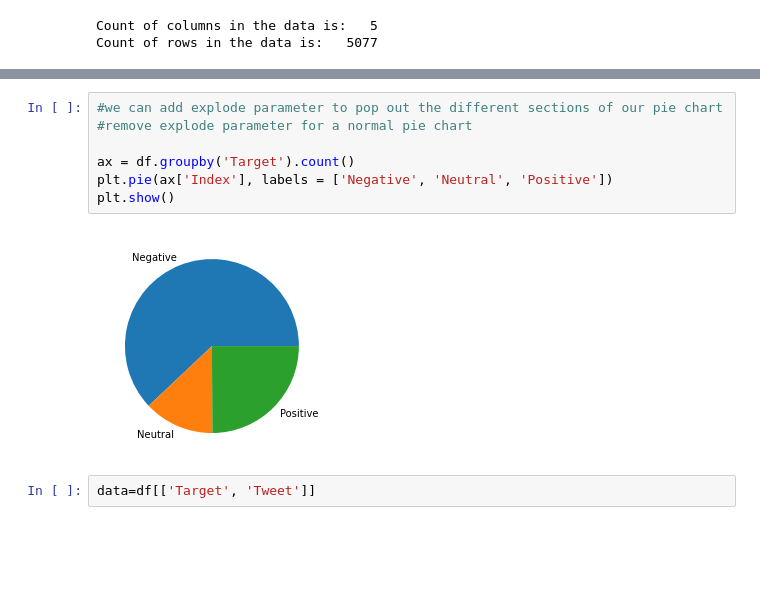
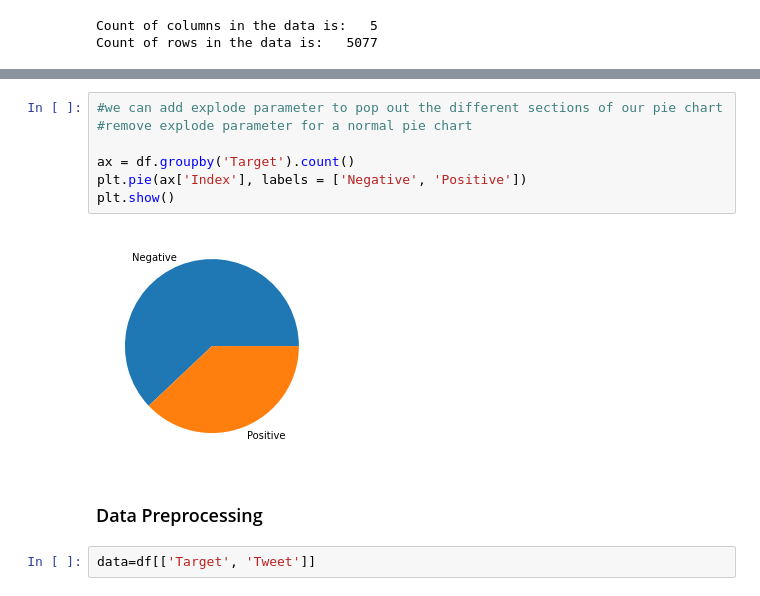
Before and after one commit to Nishant-Badgujar18/Twitter-Sentiment-Analysis-For-Product-Review, a Jupyter notebook: Twitter-Sentiment-Analysis.ipynb, the cells around one changed output, grey strips where cells are left out. Saved outputs shown, nothing was run; the diff lists cells and outputs as text; blank space fills up the shorter version.

```diff
--- a/Twitter-Sentiment-Analysis.ipynb
+++ b/Twitter-Sentiment-Analysis.ipynb
@@ -120,12 +140,14 @@ sns.countplot(x='Target', data=df)
 # %%
 #we can add explode parameter to pop out the different sections of our pie chart
 #remove explode parameter for a normal pie chart
 
 ax = df.groupby('Target').count()
-plt.pie(ax['Index'], labels = ['Negative', 'Neutral', 'Positive'])
+plt.pie(ax['Index'], labels = ['Negative', 'Positive'])
 plt.show()
 # %% [output]
-[figure, old version]
+[figure, new version]
+# %% [markdown]
+### Data Preprocessing
 # %%
 data=df[['Target', 'Tweet']]
 # %%
```
Also changed, not shown: parts of 53 cells of this notebook, 1 other file.
